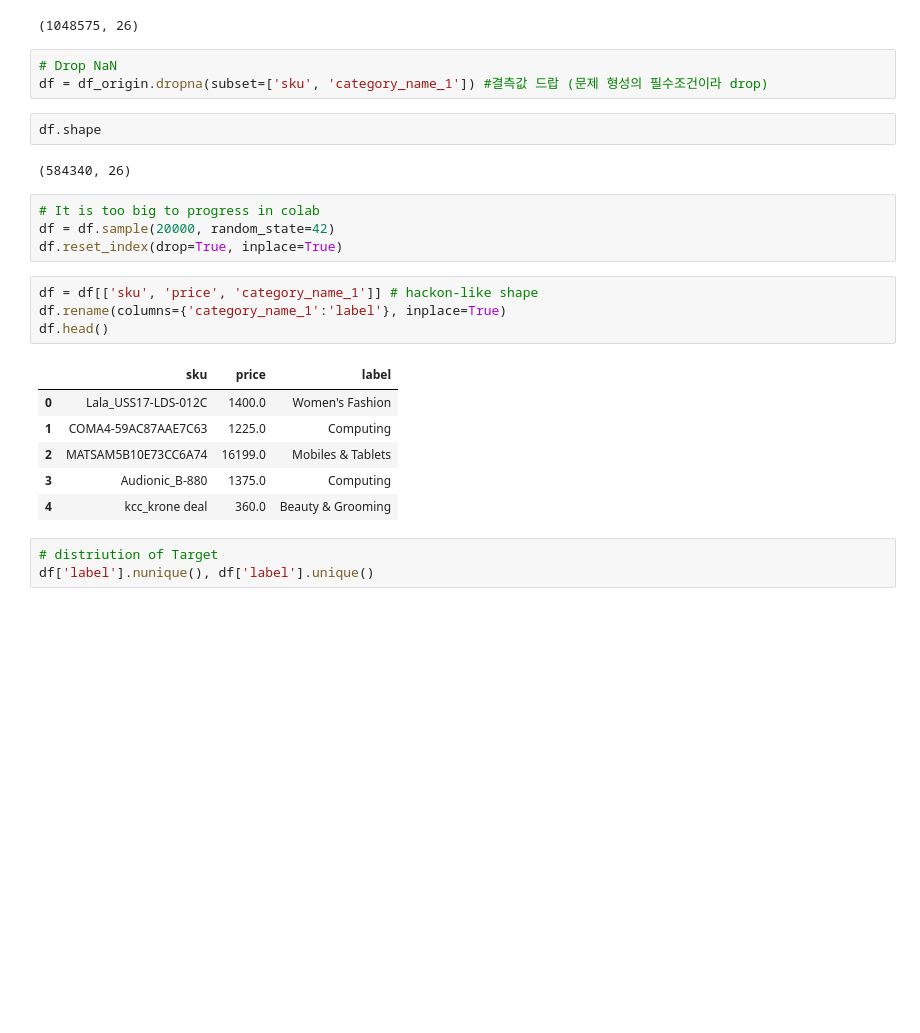
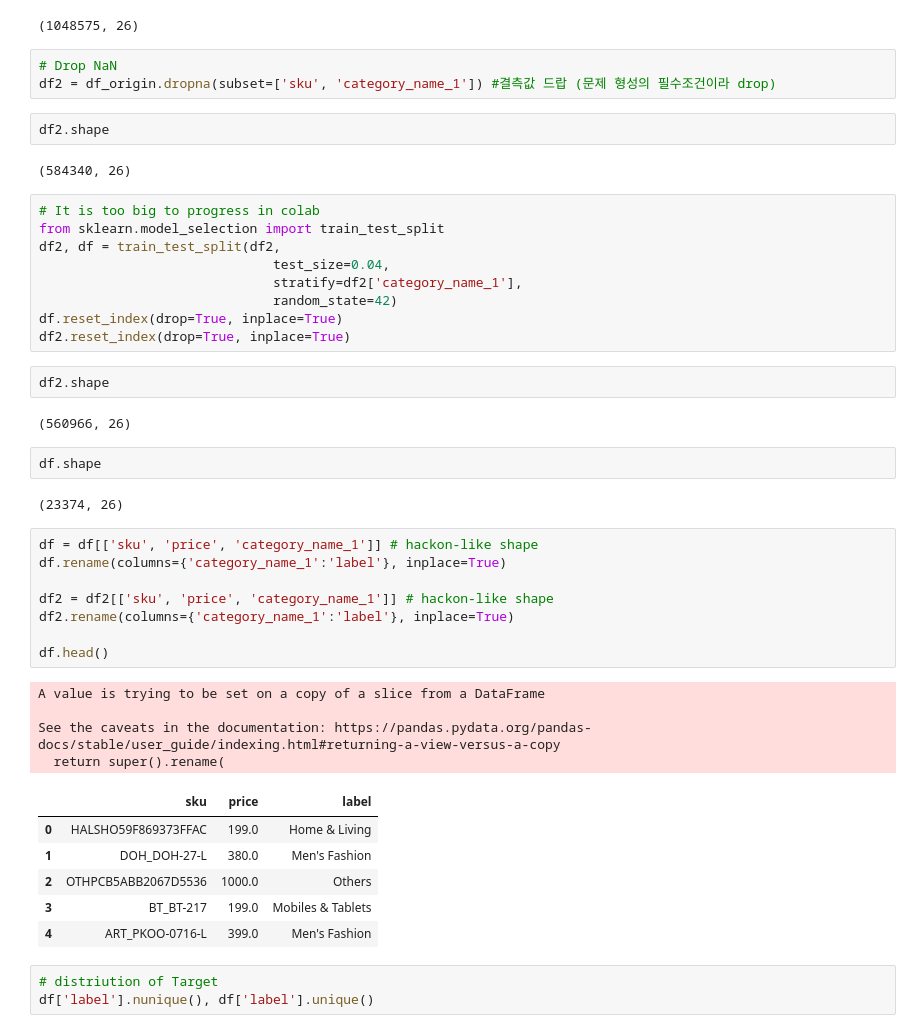
Before and after one commit to airpark69/-I-studied-, a Jupyter notebook: Hackathon_nlp_practice1.ipynb, the cells around one changed output. Cells and saved outputs as stored; diff of their text form; blank space fills up the shorter version.

Commit message:
sample_test_1

```diff
--- a/Hackathon_nlp_practice1.ipynb
+++ b/Hackathon_nlp_practice1.ipynb
@@ -61,26 +61,47 @@ df_origin.shape
 (1048575, 26)
 # %%
 # Drop NaN
-df = df_origin.dropna(subset=['sku', 'category_name_1']) #결측값 드랍 (문제 형성의 필수조건이라 drop)
+df2 = df_origin.dropna(subset=['sku', 'category_name_1']) #결측값 드랍 (문제 형성의 필수조건이라 drop)
+# %%
+df2.shape
+# %% [output]
+(584340, 26)
+# %%
+# It is too big to progress in colab
+from sklearn.model_selection import train_test_split
+df2, df = train_test_split(df2,
+                              test_size=0.04,
+                              stratify=df2['category_name_1'],
+                              random_state=42)
+df.reset_index(drop=True, inplace=True)
+df2.reset_index(drop=True, inplace=True)
+# %%
+df2.shape
+# %% [output]
+(560966, 26)
 # %%
 df.shape
 # %% [output]
-(584340, 26)
+(23374, 26)
-# %%
-# It is too big to progress in colab
-df = df.sample(20000, random_state=42)
-df.reset_index(drop=True, inplace=True)
 # %%
 df = df[['sku', 'price', 'category_name_1']] # hackon-like shape
 df.rename(columns={'category_name_1':'label'}, inplace=True)
+
+df2 = df2[['sku', 'price', 'category_name_1']] # hackon-like shape
+df2.rename(columns={'category_name_1':'label'}, inplace=True)
+
 df.head()
 # %% [output]
+A value is trying to be set on a copy of a slice from a DataFrame
+
+See the caveats in the documentation: https://pandas.pydata.org/pandas-docs/stable/user_guide/indexing.html#returning-a-view-versus-a-copy
+  return super().rename(
 |  | sku | price | label |
-| 0 | Lala_USS17-LDS-012C | 1400.0 | Women's Fashion |
-| 1 | COMA4-59AC87AAE7C63 | 1225.0 | Computing |
-| 2 | MATSAM5B10E73CC6A74 | 16199.0 | Mobiles & Tablets |
-| 3 | Audionic_B-880 | 1375.0 | Computing |
-| 4 | kcc_krone deal | 360.0 | Beauty & Grooming |
+| 0 | HALSHO59F869373FFAC | 199.0 | Home & Living |
+| 1 | DOH_DOH-27-L | 380.0 | Men's Fashion |
+| 2 | OTHPCB5ABB2067D5536 | 1000.0 | Others |
+| 3 | BT_BT-217 | 199.0 | Mobiles & Tablets |
+| 4 | ART_PKOO-0716-L | 399.0 | Men's Fashion |
 # %%
 # distriution of Target
 df['label'].nunique(), df['label'].unique()
```
Also changed, not shown: parts of 17 cells of this notebook.
